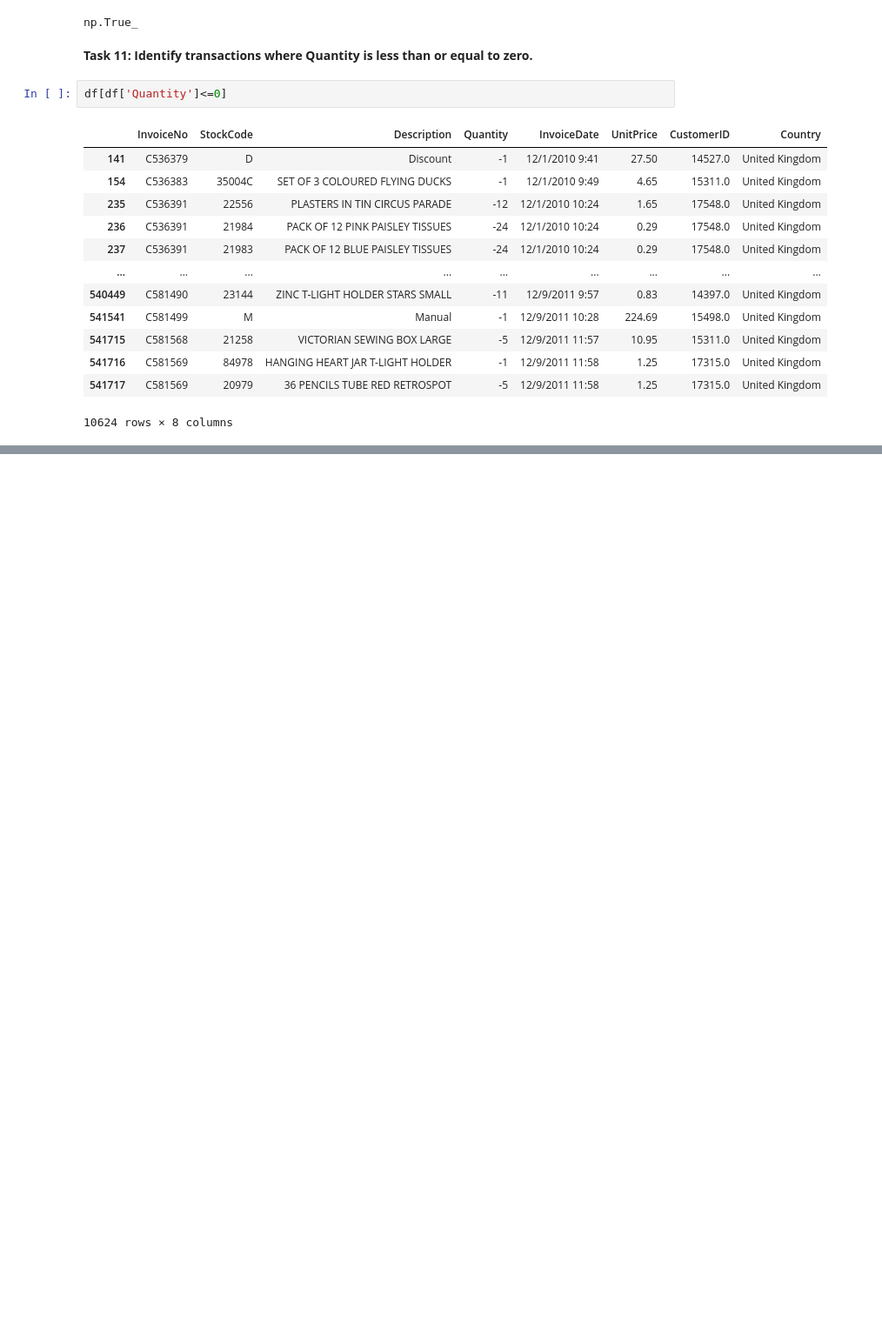
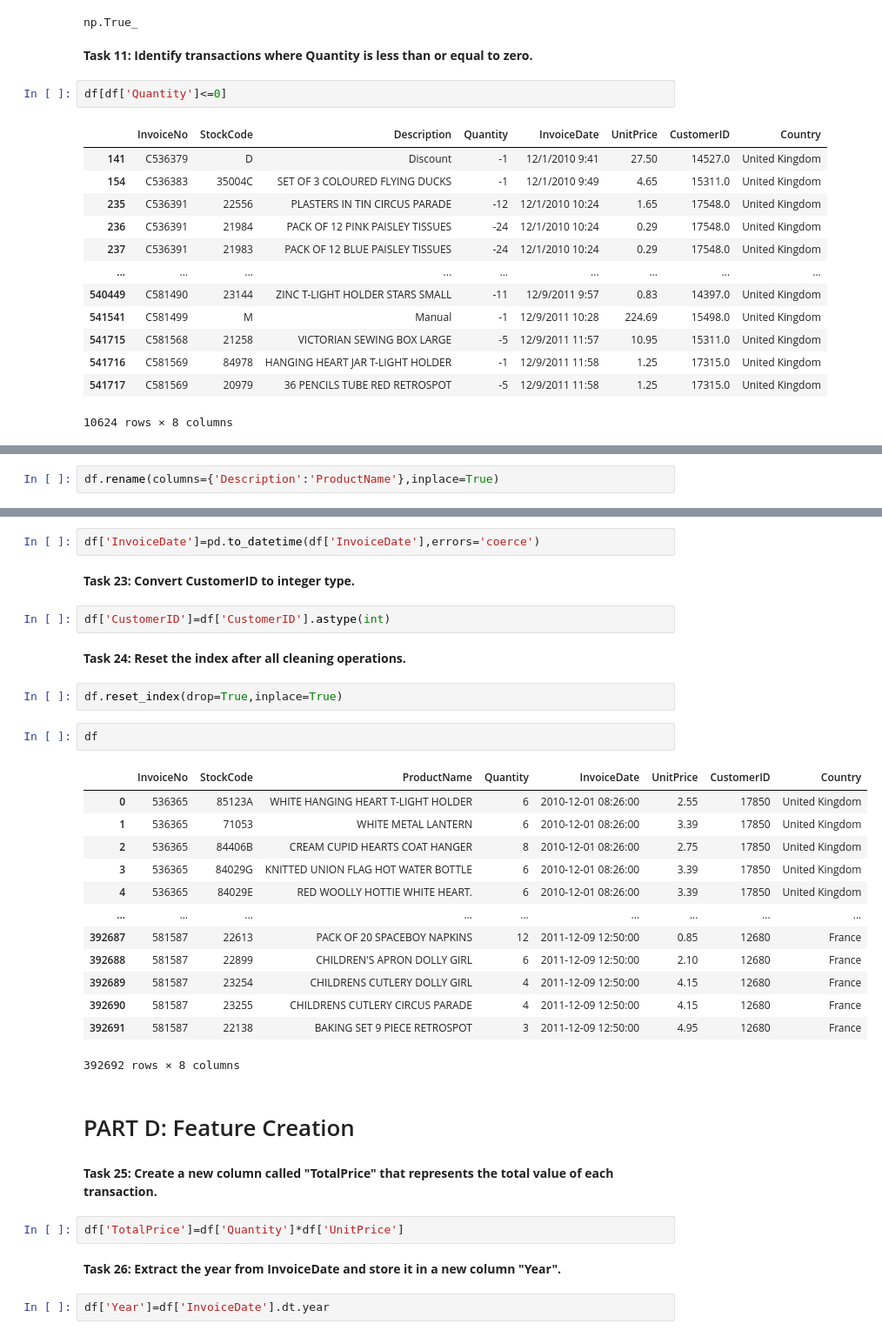
Before and after one commit to Bhagyanandinipillikalla/DataAnalytics, a Jupyter notebook: PandasProject.ipynb, the cells around one changed output, grey strips where cells are left out. Shown at 87% size. Cells and saved outputs as stored; diff of their text form; blank space fills up the shorter version.

```diff
--- a/PandasProject.ipynb
+++ b/PandasProject.ipynb
@@ -188,0 +263,2 @@ df[df['Quantity']<=0]
+# %%
+df.rename(columns={'Description':'ProductName'},inplace=True)
@@ -188,0 +267,36 @@ df[df['Quantity']<=0]
+# %%
+df['InvoiceDate']=pd.to_datetime(df['InvoiceDate'],errors='coerce')
+# %% [markdown]
+**Task 23: Convert CustomerID to integer type.**
+# %%
+df['CustomerID']=df['CustomerID'].astype(int)
+# %% [markdown]
+**Task 24: Reset the index after all cleaning operations.**
+# %%
+df.reset_index(drop=True,inplace=True)
+# %%
+df
+# %% [output]
+|  | InvoiceNo | StockCode | ProductName | Quantity | InvoiceDate | UnitPrice | CustomerID | Country |
+| 0 | 536365 | 85123A | WHITE HANGING HEART T-LIGHT HOLDER | 6 | 2010-12-01 08:26:00 | 2.55 | 17850 | United Kingdom |
+| 1 | 536365 | 71053 | WHITE METAL LANTERN | 6 | 2010-12-01 08:26:00 | 3.39 | 17850 | United Kingdom |
+| 2 | 536365 | 84406B | CREAM CUPID HEARTS COAT HANGER | 8 | 2010-12-01 08:26:00 | 2.75 | 17850 | United Kingdom |
+| 3 | 536365 | 84029G | KNITTED UNION FLAG HOT WATER BOTTLE | 6 | 2010-12-01 08:26:00 | 3.39 | 17850 | United Kingdom |
+| 4 | 536365 | 84029E | RED WOOLLY HOTTIE WHITE HEART. | 6 | 2010-12-01 08:26:00 | 3.39 | 17850 | United Kingdom |
+| ... | ... | ... | ... | ... | ... | ... | ... | ... |
+| 392687 | 581587 | 22613 | PACK OF 20 SPACEBOY NAPKINS | 12 | 2011-12-09 12:50:00 | 0.85 | 12680 | France |
+| 392688 | 581587 | 22899 | CHILDREN'S APRON DOLLY GIRL | 6 | 2011-12-09 12:50:00 | 2.10 | 12680 | France |
+| 392689 | 581587 | 23254 | CHILDRENS CUTLERY DOLLY GIRL | 4 | 2011-12-09 12:50:00 | 4.15 | 12680 | France |
+| 392690 | 581587 | 23255 | CHILDRENS CUTLERY CIRCUS PARADE | 4 | 2011-12-09 12:50:00 | 4.15 | 12680 | France |
+| 392691 | 581587 | 22138 | BAKING SET 9 PIECE RETROSPOT | 3 | 2011-12-09 12:50:00 | 4.95 | 12680 | France |
+392692 rows × 8 columns
+# %% [markdown]
+# PART D: Feature Creation
+# %% [markdown]
+**Task 25: Create a new column called "TotalPrice" that represents the total value of each transaction.**
+# %%
+df['TotalPrice']=df['Quantity']*df['UnitPrice']
+# %% [markdown]
+**Task 26: Extract the year from InvoiceDate and store it in a new column "Year".**
+# %%
+df['Year']=df['InvoiceDate'].dt.year
```
Also changed, not shown: parts of 52 cells of this notebook.
